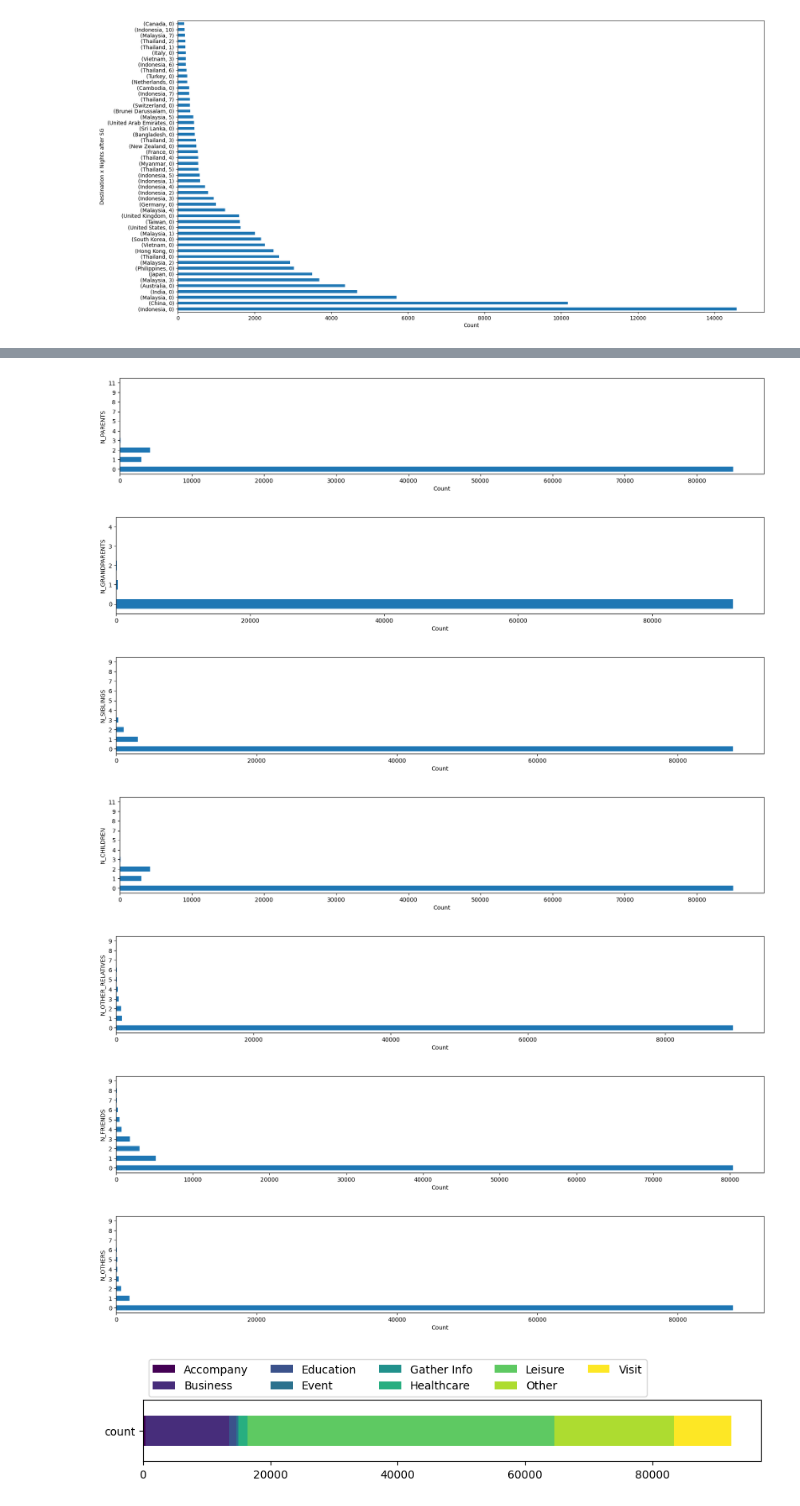
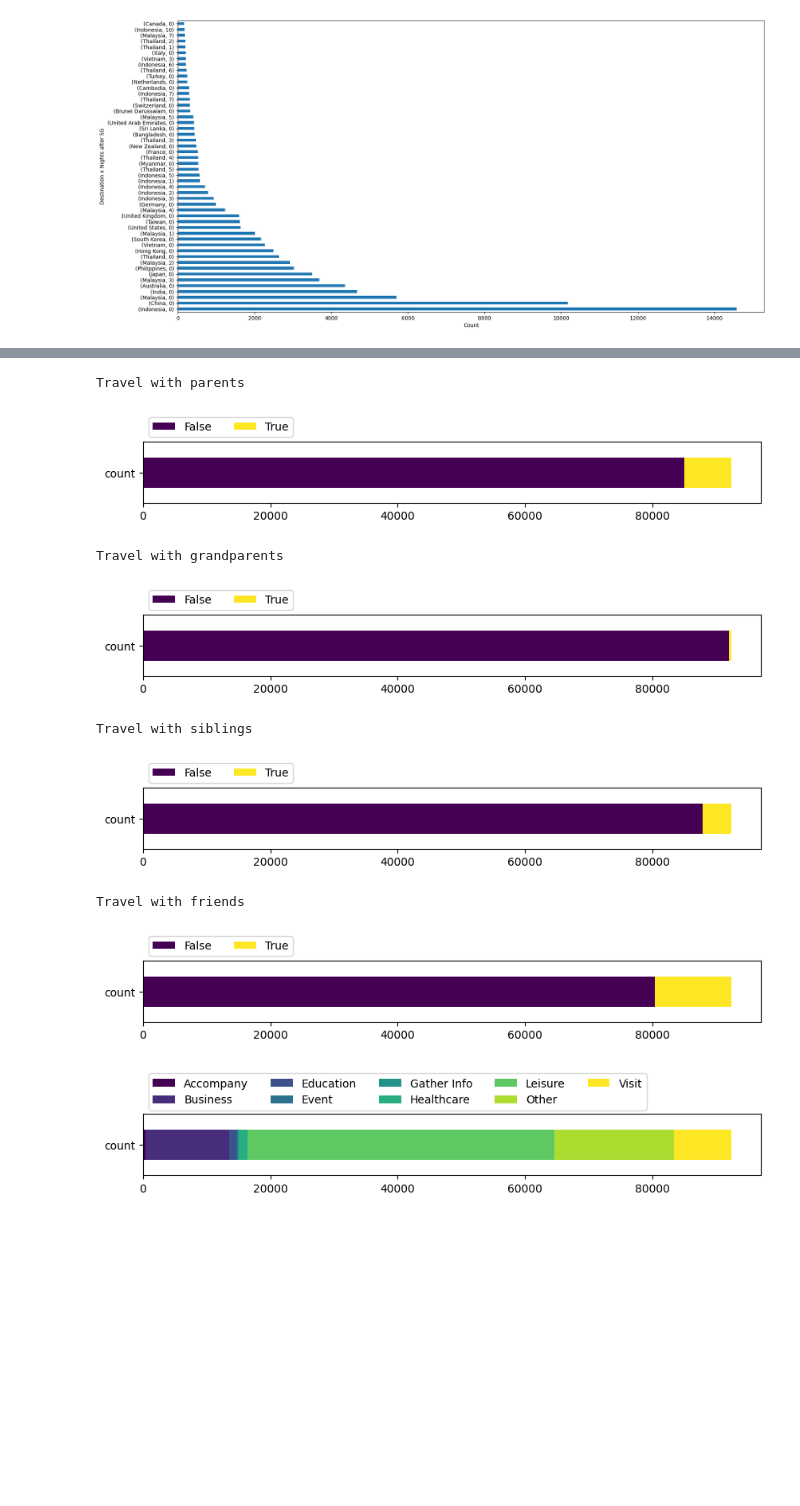
Before and after one commit to arushisinha98/data-explorer, a Jupyter notebook: notebooks/CleanOVS.ipynb, the cells around one changed output, grey strips where cells are left out. Drawn from its saved outputs; the diff is of its cells as text; code cells hidden in the pictures; blank space fills up the shorter version.

```diff
--- a/notebooks/CleanOVS.ipynb
+++ b/notebooks/CleanOVS.ipynb
@@ -375,17 +342,3 @@ ax.set_xlabel("Count")
 # %% [output]
 Text(0.5, 0, 'Count')
 [figure]
-# %%
-# length of stay
-
-# contingency: add line to replace nan with date of depature - date of arrival
-df['LENGTH_OF_STAY'] = df['b10'].astype('Int64').fillna()
-
-ax = df['LENGTH_OF_STAY'].value_counts()\
-                         .sort_index()\
-                         .head(25)\
-                         .plot(kind = 'barh',
-                               figsize = (20,5))
-ax.set_ylabel("Length of Stay in Singapore")
-ax.set_xlabel("Count")
-plt.show()
@@ -436,26 +409,34 @@ StackedHorizontalBar(df, 'BOOL_CHILD_13to19Years')
 [figure]
 # %%
-for var in ['N_PARENTS','N_GRANDPARENTS','N_SIBLINGS','N_CHILDREN','N_OTHER_RELATIVES','N_FRIENDS','N_OTHERS']:
-    ax = df[var].value_counts()\
-                .sort_index()\
-                .head(10)\
-                .plot(kind = 'barh',
-                      figsize = (20,3))
-    ax.set_ylabel(f"{var}")
-    ax.set_xlabel("Count")
-    plt.show()
+# boolean for parents
+df['BOOL_PARENTS'] = np.where(df['b12number_2'].astype('Int64').fillna(0) > 0, True, False)
 
-# TODO: max(N_PARENTS) = 6
-# TODO: max(N_GRANDPARENTS) = 8
-# TODO: merge N_OTHER_RELATIVES and N_OTHERS to N_OTHERS
+# boolean for grandparents
+df['BOOL_GRANDPARENTS'] = np.where(df['b12number_3'].astype('Int64').fillna(0) > 0, True, False)
+
+# boolean for siblings
+df['BOOL_SIBLINGS'] = np.where(df['b12number_4'].astype('Int64').fillna(0) > 0, True, False)
+
+# boolean for friends
+df['BOOL_FRIENDS'] = np.where(df['b12number_6'].astype('Int64').fillna(0) > 0, True, False)
-# %% [output]
-[figure, removed]
-[figure, removed]
-[figure, removed]
-[figure, removed]
-[figure, removed]
-[figure, removed]
-[figure, removed]
+# %%
+print("Travel with parents")
+StackedHorizontalBar(df, 'BOOL_PARENTS')
+print("Travel with grandparents")
+StackedHorizontalBar(df, 'BOOL_GRANDPARENTS')
+print("Travel with siblings")
+StackedHorizontalBar(df, 'BOOL_SIBLINGS')
+print("Travel with friends")
+StackedHorizontalBar(df, 'BOOL_FRIENDS')
+# %% [output]
+Travel with parents
+[figure, added]
+Travel with grandparents
+[figure, added]
+Travel with siblings
+[figure, added]
+Travel with friends
+[figure, added]
 # %%
 # main purpose of visit
 
```
Also changed, not shown: parts of 30 cells of this notebook, 2 other files.
